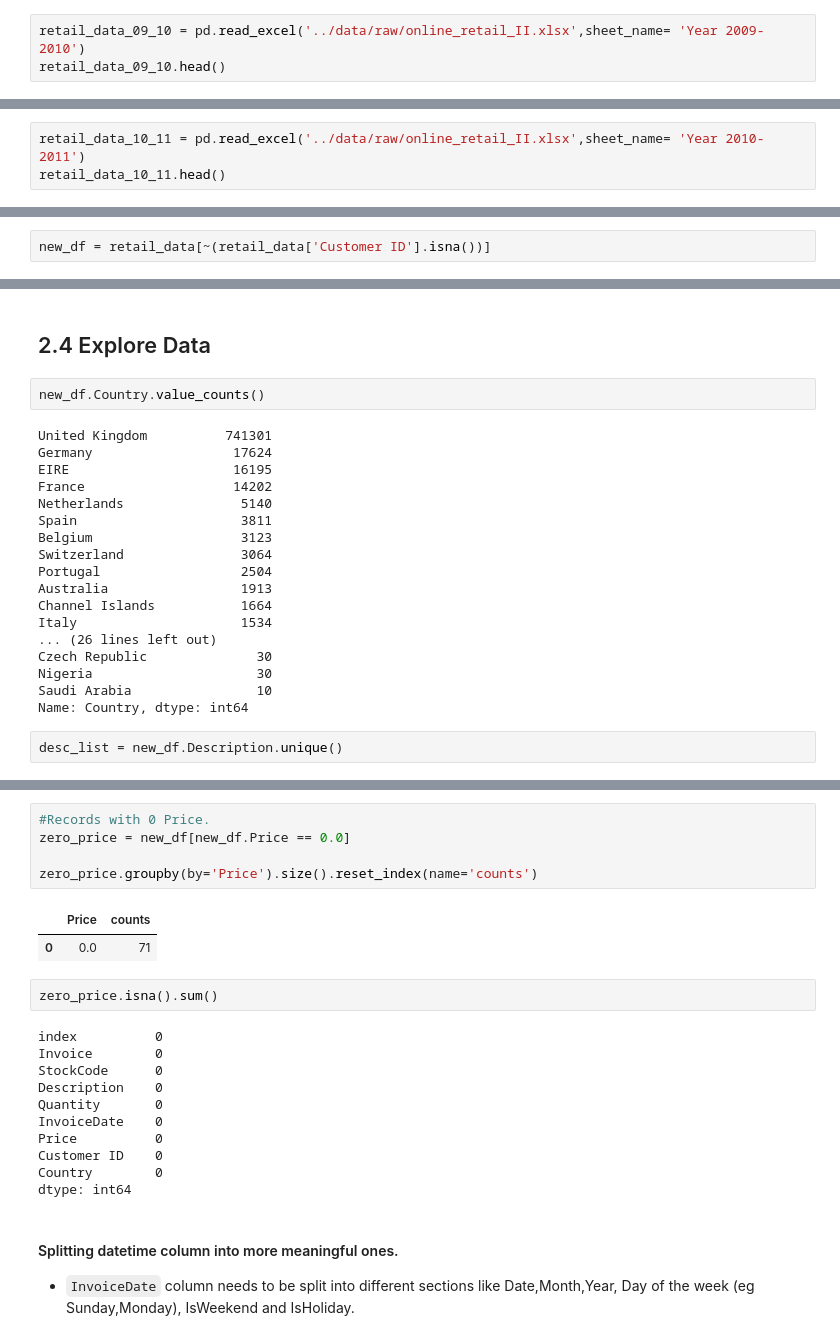
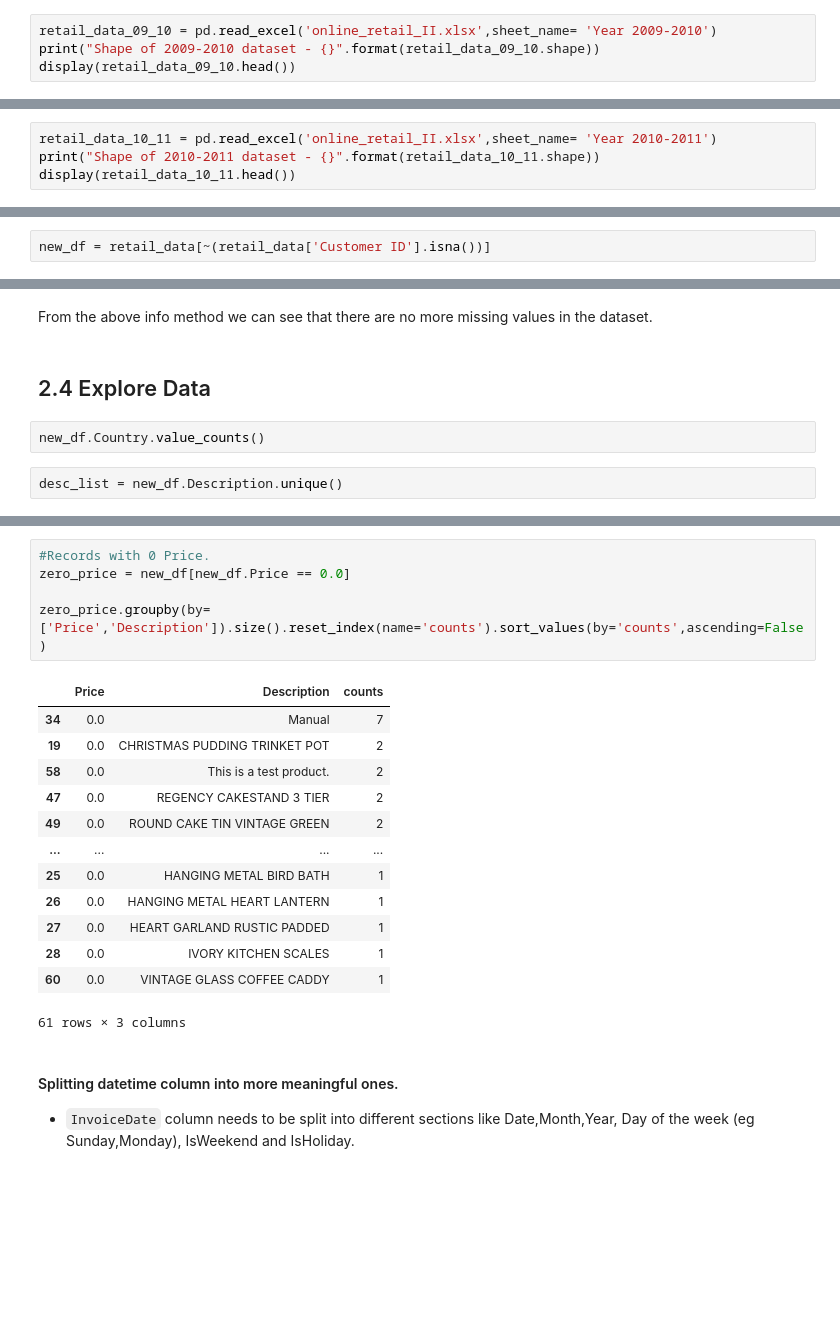
Before and after one commit to dharitsura248/OnlineRetailStore, a Jupyter notebook: OnlineRetailStore/notebooks/DataWrangling.ipynb, the cells around one changed output, grey strips where cells are left out. Drawn from its saved outputs; the diff is of its cells as text; blank space fills up the shorter version.

```diff
--- a/OnlineRetailStore/notebooks/DataWrangling.ipynb
+++ b/OnlineRetailStore/notebooks/DataWrangling.ipynb
@@ -19,4 +26,5 @@ import os
 # %%
-retail_data_09_10 = pd.read_excel('../data/raw/online_retail_II.xlsx',sheet_name= 'Year 2009-2010')
-retail_data_09_10.head()
+retail_data_09_10 = pd.read_excel('online_retail_II.xlsx',sheet_name= 'Year 2009-2010')
+print("Shape of 2009-2010 dataset - {}".format(retail_data_09_10.shape))
+display(retail_data_09_10.head())
 # %% [output]
@@ -33,4 +38,5 @@ retail_data_09_10.shape
 # %%
-retail_data_10_11 = pd.read_excel('../data/raw/online_retail_II.xlsx',sheet_name= 'Year 2010-2011')
-retail_data_10_11.head()
+retail_data_10_11 = pd.read_excel('online_retail_II.xlsx',sheet_name= 'Year 2010-2011')
+print("Shape of 2010-2011 dataset - {}".format(retail_data_10_11.shape))
+display(retail_data_10_11.head())
 # %% [output]
@@ -193,25 +180,9 @@ memory usage: 62.9+ MB
+# %% [markdown]
+From the above info method we can see that there are no more missing values in the dataset.
 # %% [markdown]
 ## 2.4 Explore Data
 # %%
 new_df.Country.value_counts()
-# %% [output]
-United Kingdom          741301
-Germany                  17624
-EIRE                     16195
-France                   14202
-Netherlands               5140
-Spain                     3811
-Belgium                   3123
-Switzerland               3064
-Portugal                  2504
-Australia                 1913
-Channel Islands           1664
-Italy                     1534
-... (26 lines left out)
-Czech Republic              30
-Nigeria                     30
-Saudi Arabia                10
-Name: Country, dtype: int64
 # %%
 desc_list = new_df.Description.unique()
 # %%
@@ -239,24 +210,22 @@ PAPER CRAFT , LITTLE BIRDIE
 # %%
 #Records with 0 Price.
 zero_price = new_df[new_df.Price == 0.0]
 
-zero_price.groupby(by='Price').size().reset_index(name='counts')
+zero_price.groupby(by=['Price','Description']).size().reset_index(name='counts').sort_values(by='counts',ascending=False)
 # %% [output]
-|  | Price | counts |
-| 0 | 0.0 | 71 |
+|  | Price | Description | counts |
+| 34 | 0.0 | Manual | 7 |
+| 19 | 0.0 | CHRISTMAS PUDDING TRINKET POT | 2 |
+| 58 | 0.0 | This is a test product. | 2 |
+| 47 | 0.0 | REGENCY CAKESTAND 3 TIER | 2 |
+| 49 | 0.0 | ROUND CAKE TIN VINTAGE GREEN | 2 |
+| ... | ... | ... | ... |
+| 25 | 0.0 | HANGING METAL BIRD BATH | 1 |
+| 26 | 0.0 | HANGING METAL HEART LANTERN | 1 |
+| 27 | 0.0 | HEART GARLAND RUSTIC PADDED | 1 |
+| 28 | 0.0 | IVORY KITCHEN SCALES | 1 |
+| 60 | 0.0 | VINTAGE GLASS COFFEE CADDY | 1 |
+61 rows × 3 columns
-# %%
-zero_price.isna().sum()
-# %% [output]
-index          0
-Invoice        0
-StockCode      0
-Description    0
-Quantity       0
-InvoiceDate    0
-Price          0
-Customer ID    0
-Country        0
-dtype: int64
 # %% [markdown]
 #### Splitting datetime column into more meaningful ones.
 * `InvoiceDate` column needs to be split into different sections like Date,Month,Year, Day of the week (eg Sunday,Monday), IsWeekend and IsHoliday.
```
Also changed, not shown: parts of 28 cells of this notebook.
